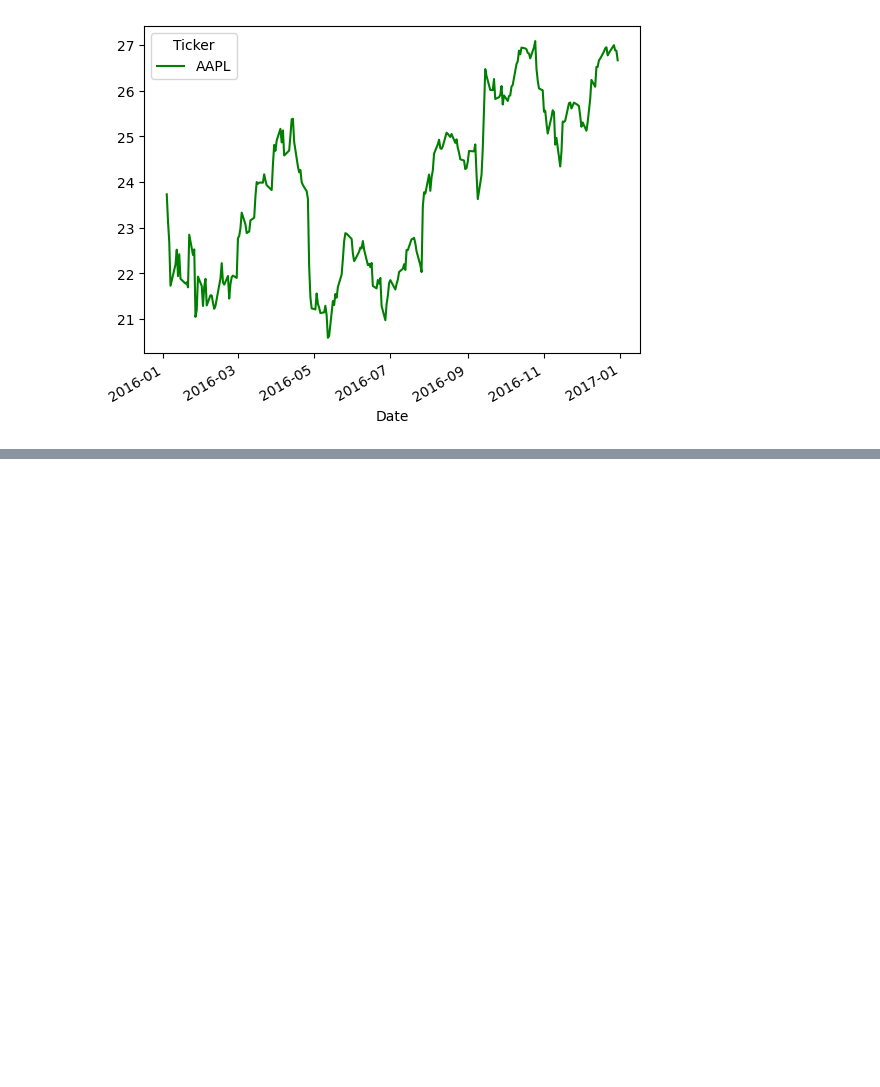
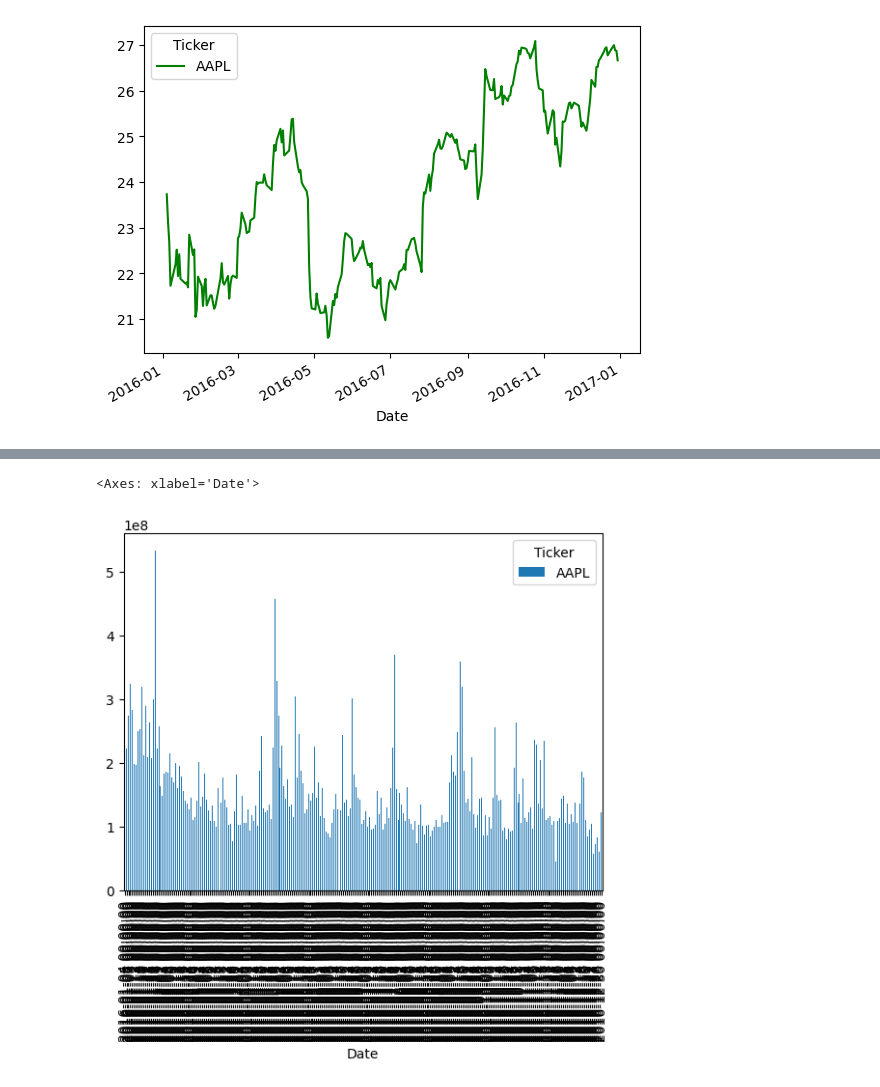
Before and after one commit to Aruunprakash/Learning-DS, a Jupyter notebook: numpy/1.ipynb, the cells around one changed output, grey strips where cells are left out. Drawn from its saved outputs; the diff is of its cells as text; code cells hidden in the pictures; blank space fills up the shorter version.

```diff
--- a/numpy/1.ipynb
+++ b/numpy/1.ipynb
@@ -44,0 +68,5 @@ df.plot(y="Close",color="Green")
+# %%
+df.plot.bar(y="Volume")
+# %% [output]
+<Axes: xlabel='Date'>
+[figure, added]
```
Also changed, not shown: parts of 5 cells of this notebook.
